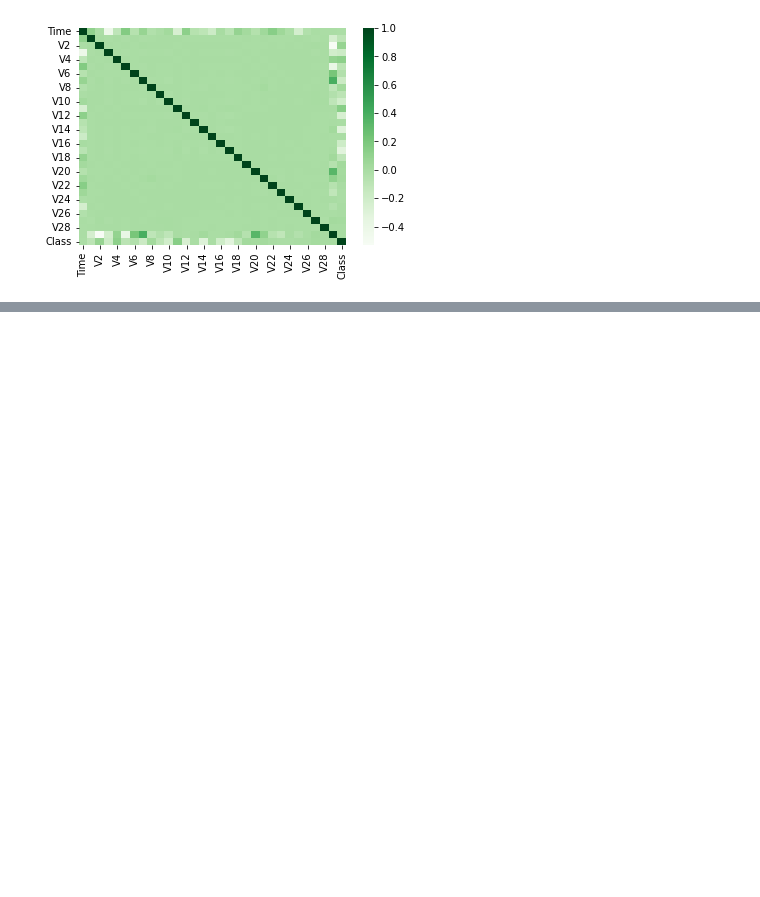
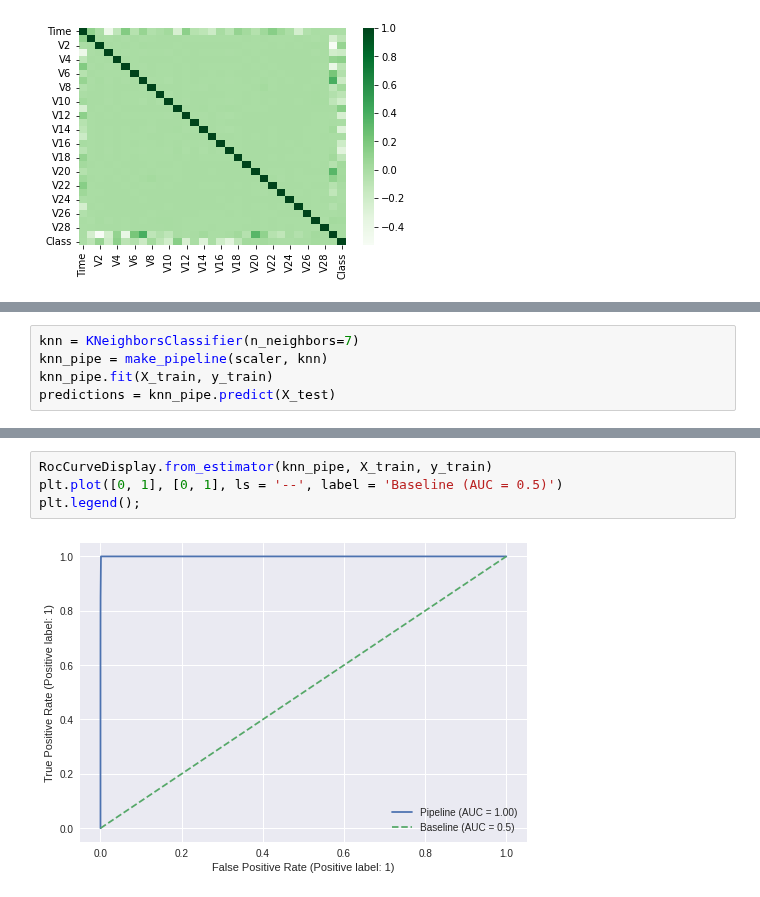
Before and after one commit to kevinzciro/Final-DS, a Jupyter notebook: proyecto2.ipynb, the cells around one changed output, grey strips where cells are left out. Saved outputs shown, nothing was run; the diff lists cells and outputs as text; blank space fills up the shorter version.

```diff
--- a/proyecto2.ipynb
+++ b/proyecto2.ipynb
@@ -196,0 +319,5 @@ Las correlaciones son muy debiles en general, y como se ven en los graficos, los
+# %%
+knn = KNeighborsClassifier(n_neighbors=7)
+knn_pipe = make_pipeline(scaler, knn)
+knn_pipe.fit(X_train, y_train)
+predictions = knn_pipe.predict(X_test)
@@ -196,0 +332,6 @@ Las correlaciones son muy debiles en general, y como se ven en los graficos, los
+# %%
+RocCurveDisplay.from_estimator(knn_pipe, X_train, y_train)
+plt.plot([0, 1], [0, 1], ls = '--', label = 'Baseline (AUC = 0.5)')
+plt.legend();
+# %% [output]
+[figure, added]
```
Also changed, not shown: parts of 42 cells of this notebook.
